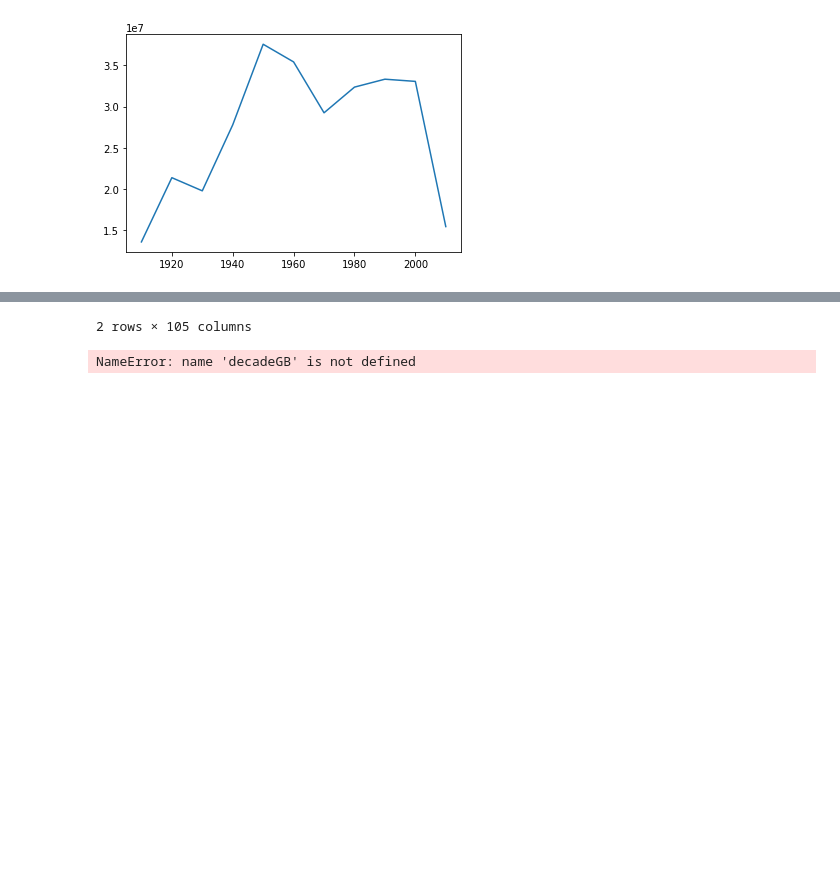
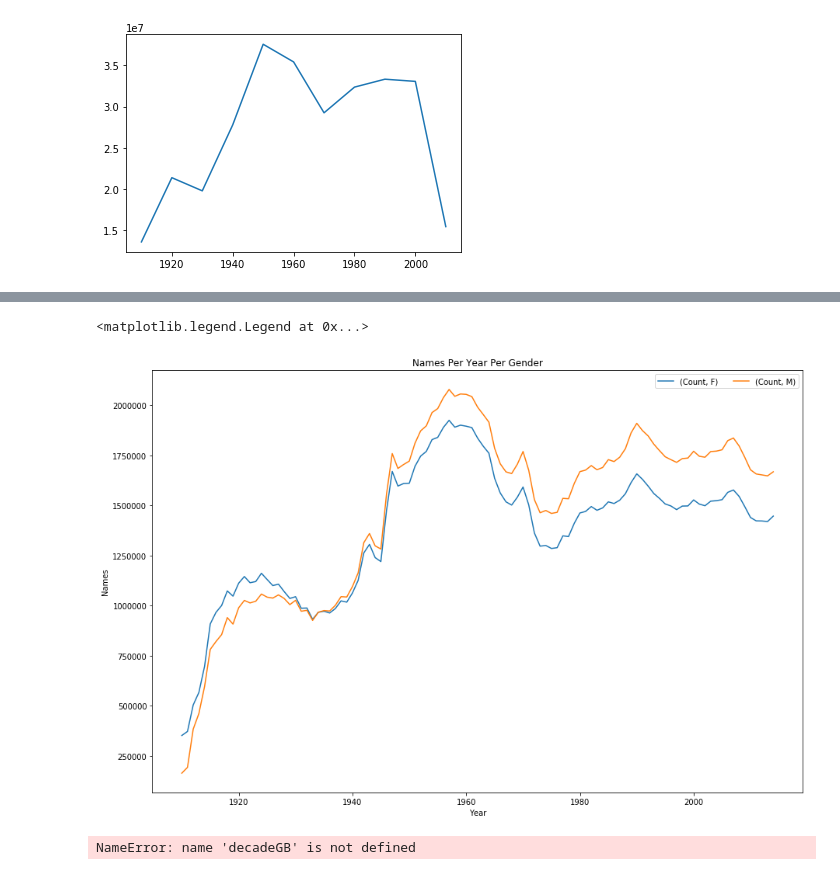
Before and after one commit to kekelee0714/BootcampProject, a Jupyter notebook: Matt/kaggleDataMatt.ipynb, the cells around one changed output, grey strips where cells are left out. Drawn from its saved outputs; the diff is of its cells as text; code cells hidden in the pictures; blank space fills up the shorter version.

```diff
--- a/Matt/kaggleDataMatt.ipynb
+++ b/Matt/kaggleDataMatt.ipynb
@@ -94,21 +114,7 @@ GenderNameGBDF
 # %%
-GenderNameGBDF.rename(index={0: "Gender", 1: "Year", 2: "Count"})
-GenderNameGBDFX = GenderNameGBDF.unstack()
-GenderNameGBDFX
-
-#x = baby_name_new.Year.unique()
-#y1 = GenderNameGBDFX.iloc[0]
-#y2 = GenderNameGBDFX.iloc[1]
-
-
-#multi_plot = GenderNameGBDF.plot(kind="line", figsize=(15, 10))
-
-#GenderNameGBDFX.columns = GenderNameGBDFX.columns.droplevel()
-#bar multi plot
-#multi_plot = GenderNameGBDFX.plot(kind="line", figsize=(15, 10))
-#label chart
-#multi_plot.set_title("Names Per Gender Per Year")
-#multi_plot.set_xlabel('Year')
-#multi_plot.set_ylabel('Names')
-#multi_plot.legend(ncol=2)
+multi_plot = GenderNameGBDFX.plot(kind="line", figsize=(15, 10))
+multi_plot.set_title("Names Per Year Per Gender")
+multi_plot.set_xlabel('Year')
+multi_plot.set_ylabel('Names')
+multi_plot.legend(ncol=2)
 # %% [output]
@@ -120,4 +121,5 @@ GenderNameGBDFX
-2 rows × 105 columns
+<matplotlib.legend.Legend at 0x...>
+[figure, added]
 # %%
 decade = decadeGB.index
 totalNames = decadeGB["Count"]
```
Also changed, not shown: parts of 3 cells of this notebook.
